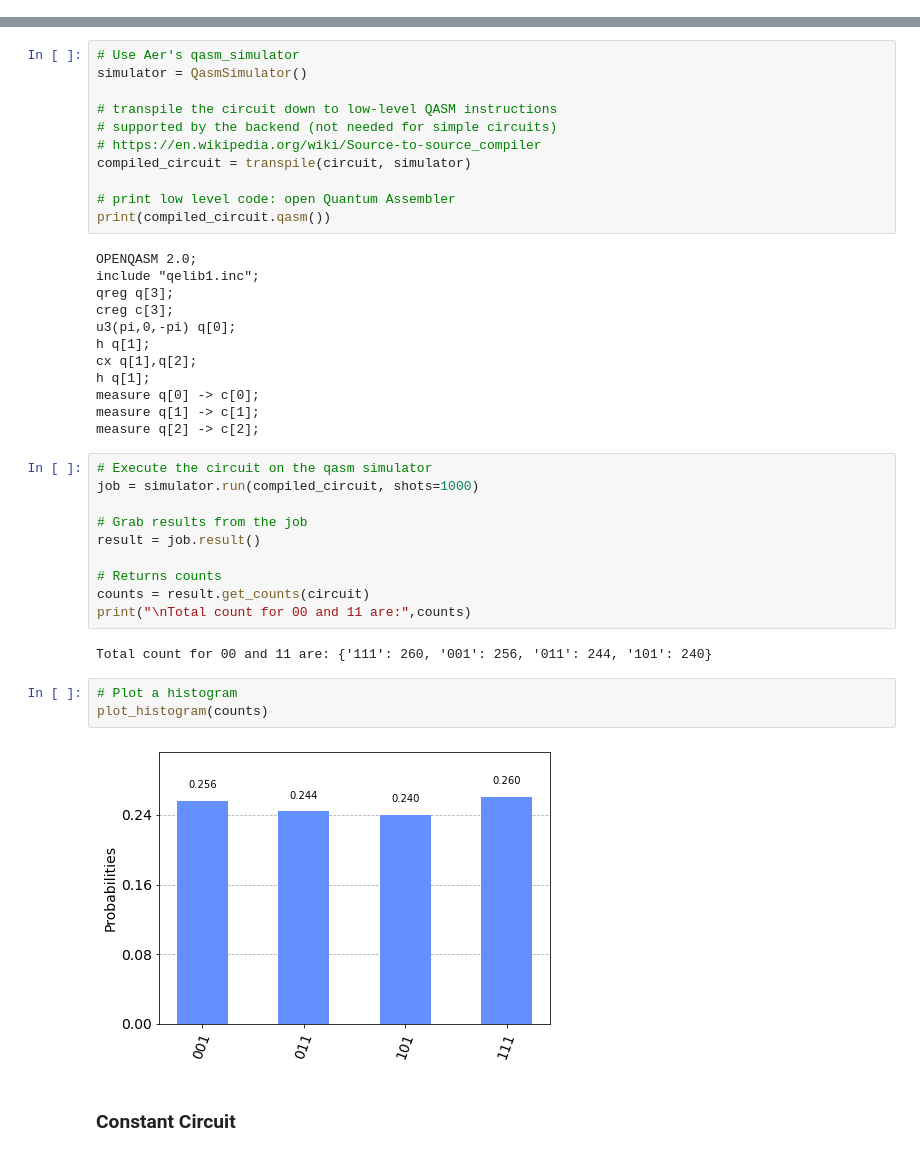
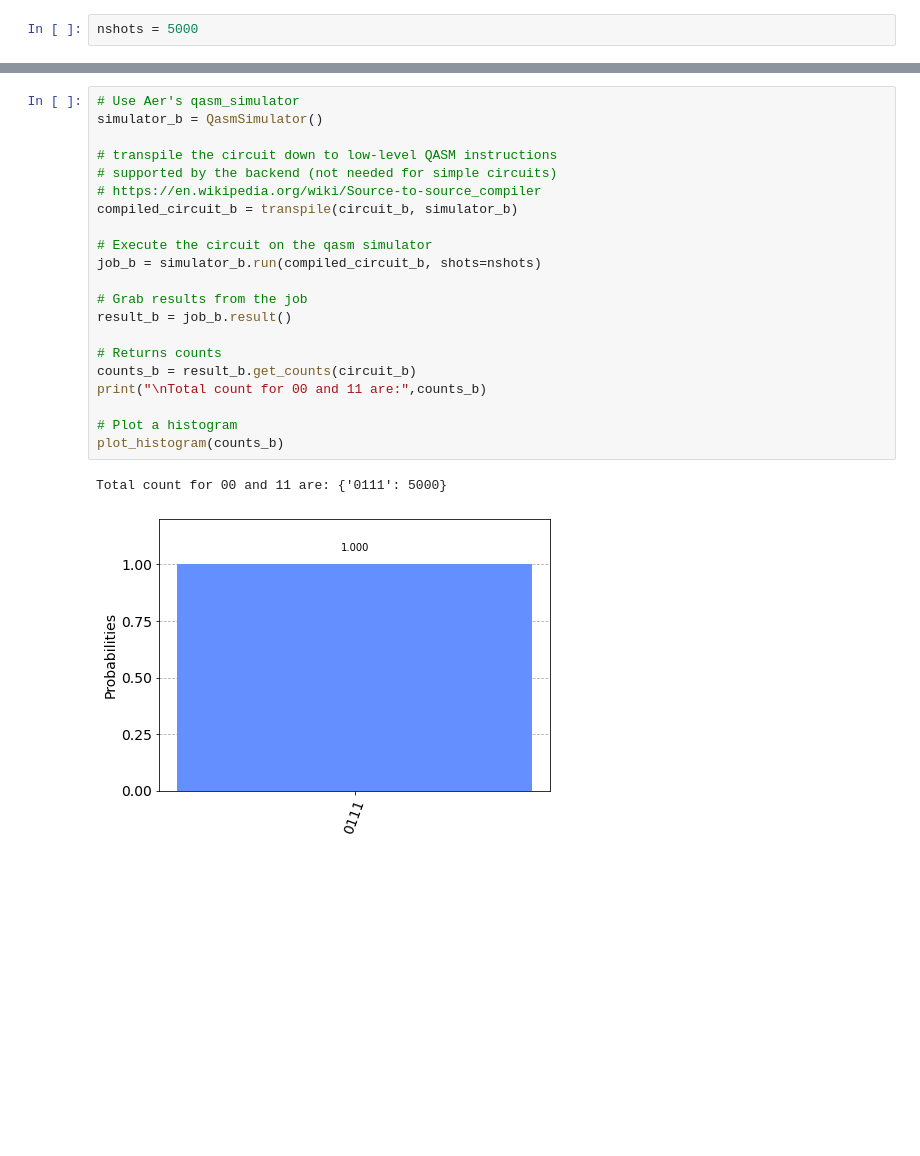
Before and after one commit to ubsuny/myfavoritequantumexperiment-danofinn, a Jupyter notebook: DeutschJozsa_Algorithm.ipynb, the cells around one changed output, grey strips where cells are left out. Saved outputs shown, nothing was run; the diff lists cells and outputs as text; blank space fills up the shorter version.

```diff
--- a/DeutschJozsa_Algorithm.ipynb
+++ b/DeutschJozsa_Algorithm.ipynb
@@ -41,0 +162,2 @@ c: 3/═════════════════════════
+# %%
+nshots = 5000
@@ -42,42 +285,24 @@ c: 3/═════════════════════════
 # %%
 # Use Aer's qasm_simulator
-simulator = QasmSimulator()
+simulator_b = QasmSimulator()
 
 # transpile the circuit down to low-level QASM instructions
 # supported by the backend (not needed for simple circuits)
 # https://en.wikipedia.org/wiki/Source-to-source_compiler
-compiled_circuit = transpile(circuit, simulator)
+compiled_circuit_b = transpile(circuit_b, simulator_b)
 
-# print low level code: open Quantum Assembler
-print(compiled_circuit.qasm())
+# Execute the circuit on the qasm simulator
+job_b = simulator_b.run(compiled_circuit_b, shots=nshots)
+
+# Grab results from the job
+result_b = job_b.result()
+
+# Returns counts
+counts_b = result_b.get_counts(circuit_b)
+print("\nTotal count for 00 and 11 are:",counts_b)
+
+# Plot a histogram
+plot_histogram(counts_b)
 # %% [output]
-OPENQASM 2.0;
-include "qelib1.inc";
-qreg q[3];
-creg c[3];
-u3(pi,0,-pi) q[0];
-h q[1];
-cx q[1],q[2];
-h q[1];
-measure q[0] -> c[0];
-measure q[1] -> c[1];
-measure q[2] -> c[2];
+Total count for 00 and 11 are: {'0111': 5000}
+[figure, added]
-# %%
-# Execute the circuit on the qasm simulator
-job = simulator.run(compiled_circuit, shots=1000)
-
-# Grab results from the job
-result = job.result()
-
-# Returns counts
-counts = result.get_counts(circuit)
-print("\nTotal count for 00 and 11 are:",counts)
-# %% [output]
-Total count for 00 and 11 are: {'111': 260, '001': 256, '011': 244, '101': 240}
-# %%
-# Plot a histogram
-plot_histogram(counts)
-# %% [output]
-[figure, removed]
-# %% [markdown]
-### Constant Circuit
```
Also changed, not shown: parts of 17 cells of this notebook, 7 other files.
